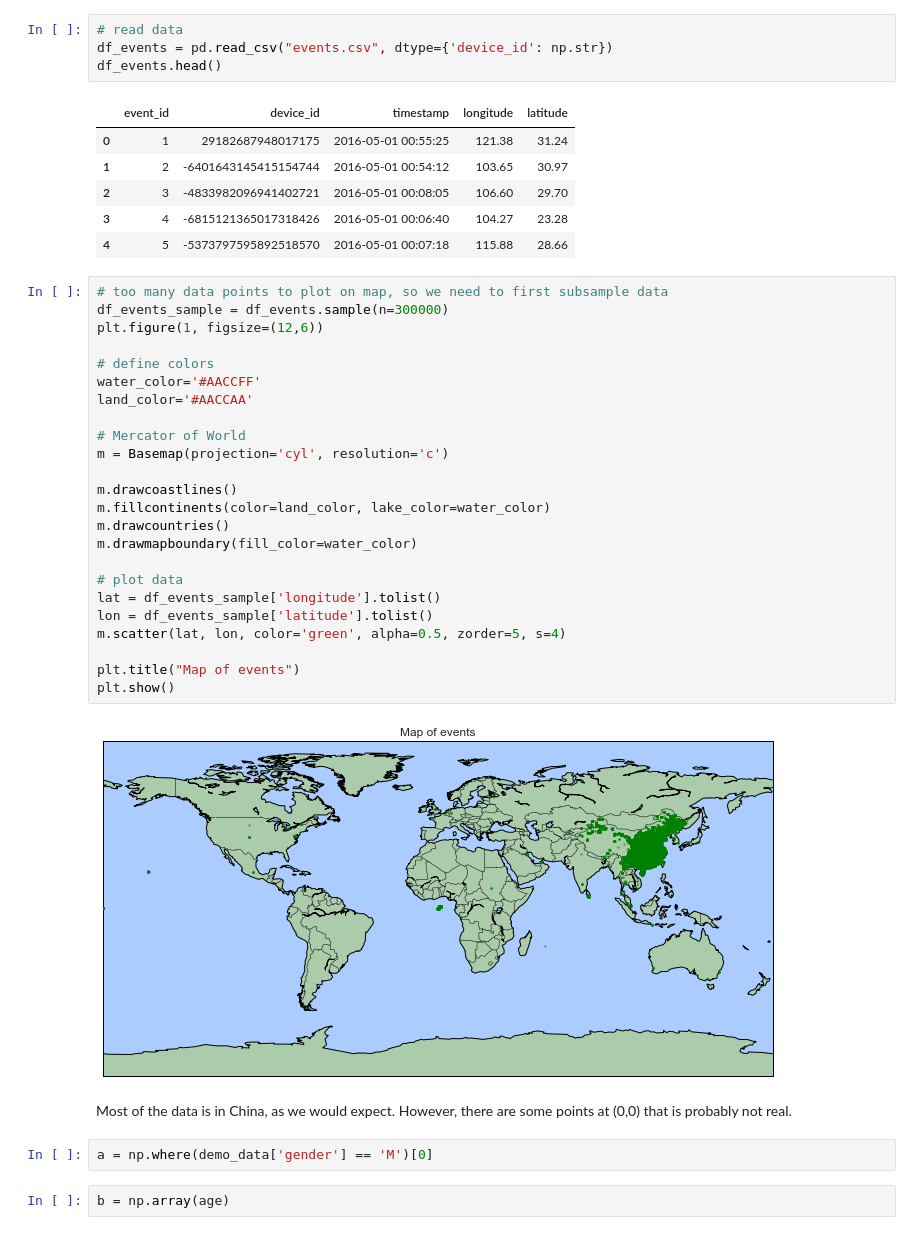
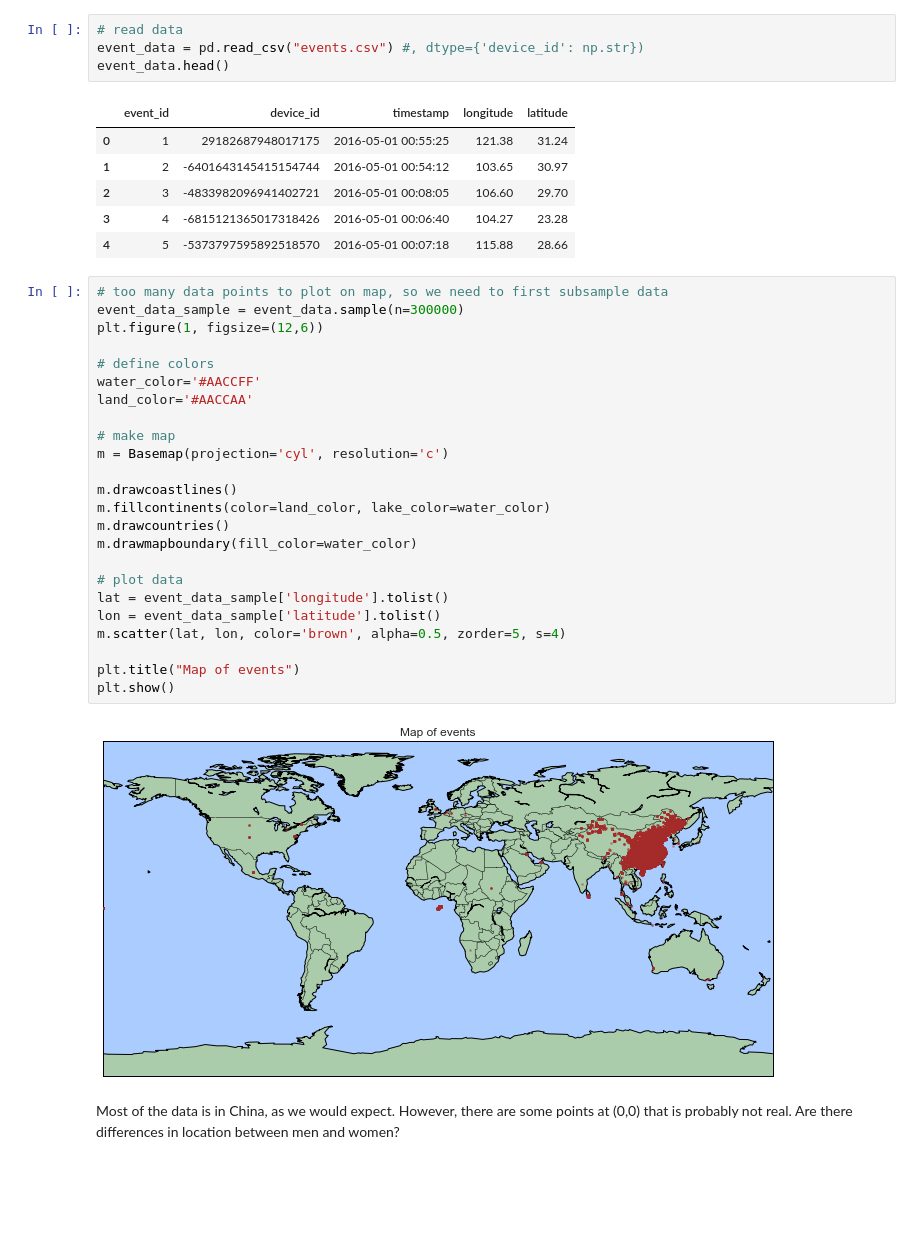
Before and after one commit to kyu0110-zz/TalkingData, a Jupyter notebook: exploratory_data_analysis.ipynb, the cells around one changed output. Cells and saved outputs as stored; diff of their text form; blank space fills up the shorter version.

Commit message:
updated exploratory data analysis

```diff
--- a/exploratory_data_analysis.ipynb
+++ b/exploratory_data_analysis.ipynb
@@ -161,8 +209,8 @@ We see some differences in preferences between men and women: OPPO brand is pref
 # Events
 # %%
 # read data
-df_events = pd.read_csv("events.csv", dtype={'device_id': np.str})
-df_events.head()
+event_data = pd.read_csv("events.csv") #, dtype={'device_id': np.str})
+event_data.head()
 # %% [output]
 |  | event_id | device_id | timestamp | longitude | latitude |
 | 0 | 1 | 29182687948017175 | 2016-05-01 00:55:25 | 121.38 | 31.24 |
@@ -172,33 +220,29 @@ df_events.head()
 | 4 | 5 | -5373797595892518570 | 2016-05-01 00:07:18 | 115.88 | 28.66 |
 # %%
 # too many data points to plot on map, so we need to first subsample data
-df_events_sample = df_events.sample(n=300000)
+event_data_sample = event_data.sample(n=300000)
 plt.figure(1, figsize=(12,6))
 
 # define colors
 water_color='#AACCFF'
 land_color='#AACCAA'
 
-# Mercator of World
+# make map
 m = Basemap(projection='cyl', resolution='c')
 
 m.drawcoastlines()
 m.fillcontinents(color=land_color, lake_color=water_color)
 m.drawcountries()
 m.drawmapboundary(fill_color=water_color)
 
 # plot data
-lat = df_events_sample['longitude'].tolist()
-lon = df_events_sample['latitude'].tolist()
-m.scatter(lat, lon, color='green', alpha=0.5, zorder=5, s=4)
+lat = event_data_sample['longitude'].tolist()
+lon = event_data_sample['latitude'].tolist()
+m.scatter(lat, lon, color='brown', alpha=0.5, zorder=5, s=4)
 
 plt.title("Map of events")
 plt.show()
 # %% [output]
-[figure, old version]
+[figure, new version]
 # %% [markdown]
-Most of the data is in China, as we would expect. However, there are some points at (0,0) that is probably not real.
+Most of the data is in China, as we would expect. However, there are some points at (0,0) that is probably not real. Are there differences in location between men and women?
-# %%
-a = np.where(demo_data['gender'] == 'M')[0]
-# %%
-b = np.array(age)
```
Also changed, not shown: parts of 28 cells of this notebook.
